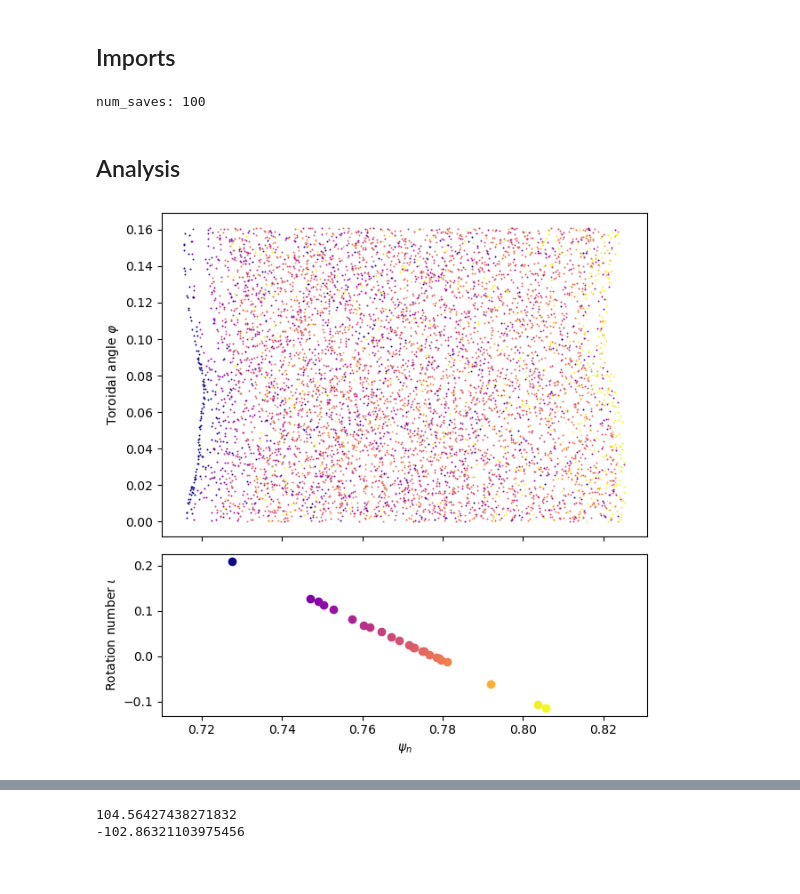
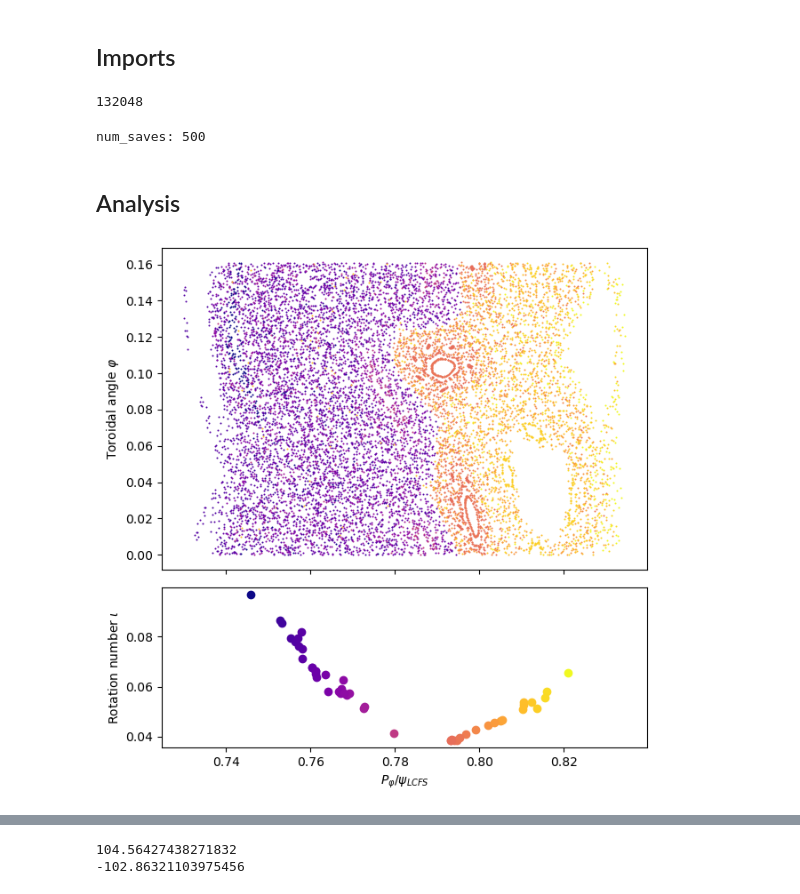
Before and after one commit to Maplenormandy/c1lgkt, a Jupyter notebook: bin/midplane_section_analysis.ipynb, the cells around one changed output, grey strips where cells are left out. Drawn from its saved outputs; the diff is of its cells as text; code cells hidden in the pictures.

```diff
--- a/bin/midplane_section_analysis.ipynb
+++ b/bin/midplane_section_analysis.ipynb
@@ -72,10 +72,14 @@ tind0 = tind #424, 386
 omega_frame = -uph[tind0,ksurf0]*geom.q_surf[ksurf0]*1e-3
 rotating_frame = particle_motion.RotatingFrameInfo(0, omega_frame, tind0)
 t0 = rotating_frame.t0
+# %%
+geom.nnode
+# %% [output]
+132048
 # %%
 # %% Load data and compute Poincare sections
 
-filelabel = 'midplane_blob_deut_trapped_r100'
+filelabel = 'midplane_deut_trapped_r75'
 output_dir = 'D:/Documents/IFS/hmode_jet/outputs/'
 
 paths = glob.glob(output_dir+'sections/{}/[0-9][0-9][0-9][0-9][0-9].npz'.format(filelabel))
@@ -108,7 +112,7 @@ ppunc2, npunc2 = particle_tools.compute_toroidal_punctures(t, y, rotating_frame,
 y = None
 dy = None
 # %% [output]
-num_saves: 100
+num_saves: 500
 # %% [markdown]
 ## Analysis
 # %%
@@ -119,7 +123,9 @@ iota = np.empty(nump)
 bounce_time = np.empty(nump)
 lphiavgs = np.empty(nump)
 
-for k in range(0,nump,2):
+stride = 2 if 'passing' in filelabel else 1
+
+for k in range(0,nump,stride):
 
     ## Compute the rotation number
     varphi = np.unwrap(ppunc[k][1][1,:] - omega_frame * (ppunc[k][0] - t0))
@@ -156,12 +162,12 @@ for k in range(0,nump,2):
 
 fig, axs = plt.subplots(2,1, sharex=True, figsize=(6.4,6.4), height_ratios=(2,1))
 
-rmax = np.max(lphiavgs[::2])
-rmin = np.min(lphiavgs[::2])
-iota_argmin = np.argmin(iota[::2])
-r_shearless = ravgs[::2][iota_argmin]
+rmax = np.max(lphiavgs[::stride])
+rmin = np.min(lphiavgs[::stride])
+iota_argmin = np.argmin(iota[::stride])
+r_shearless = ravgs[::stride][iota_argmin]
 
-for k in range(0,nump,2):
+for k in range(0,nump,stride):
     ntor = 39
     psiavg = eq.interp_psi.ev(ravgs[k], eq.zaxis)
 
@@ -174,36 +180,36 @@ for k in range(0,nump,2):
     r = ppunc[k][1][0,:]
     varphi = np.unwrap(ppunc[k][1][1,:] - omega_frame * (ppunc[k][0] - t0))
     z = ppunc[k][1][2,:]
     vll = ppunc[k][1][3,:]
 
     psi = eq.interp_psi.ev(r, z)
 
     # Toroidal angular momentum
     bv = eq.compute_bv(r, z)
     modb = np.linalg.norm(bv, axis=0)
     lphi = psi + pp.m * vll * r * bv[1,:] / modb / pp.z
 
     ## Plot the Poincare section, colored by trajectory
     axs[0].scatter(lphi/eq.psix, np.mod(varphi,2*np.pi/ntor), s=4*(72/100.0)**2, lw=0, color=color, rasterized=True)
 
 
 
     ## Plot the rotation number
     axs[1].scatter(lphiavgs[k]/eq.psix, iota[k], color=color)
 
 
 #plt.suptitle('Trapped electron Poincare section')
 
 axs[0].set_ylabel(R'Toroidal angle $\varphi$')
 #axs[0].set_ylabel(R'Major radius $R$')
-axs[1].set_xlabel(R'$\psi_n$')
+axs[1].set_xlabel(R'$P_\varphi / \psi_{LCFS}$')
 axs[1].set_ylabel(R'Rotation number $\iota$')
 
 plt.tight_layout()
 
-#plt.savefig('./outputs/{}_toroidal.pdf'.format(filelabel), dpi=300, bbox_inches='tight')
+plt.savefig('./outputs/{}_toroidal.pdf'.format(filelabel), dpi=300, bbox_inches='tight')
 # %% [output]
-[figure, old version]
+[figure, new version]
 # %%
 # %% Plot the poloidal cross-section section in (R,Z)
 fig, ax = plt.subplots(1,1, figsize=(3.2,6.4), dpi=200)
```
Also changed, not shown: parts of 1 cell of this notebook, 4 other files.
